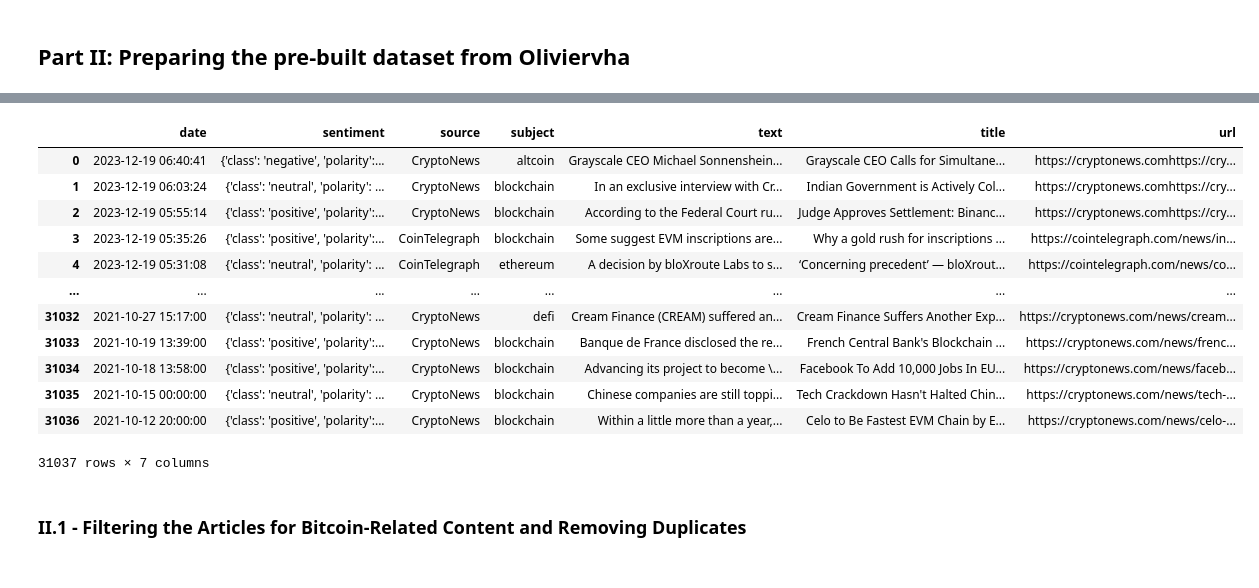
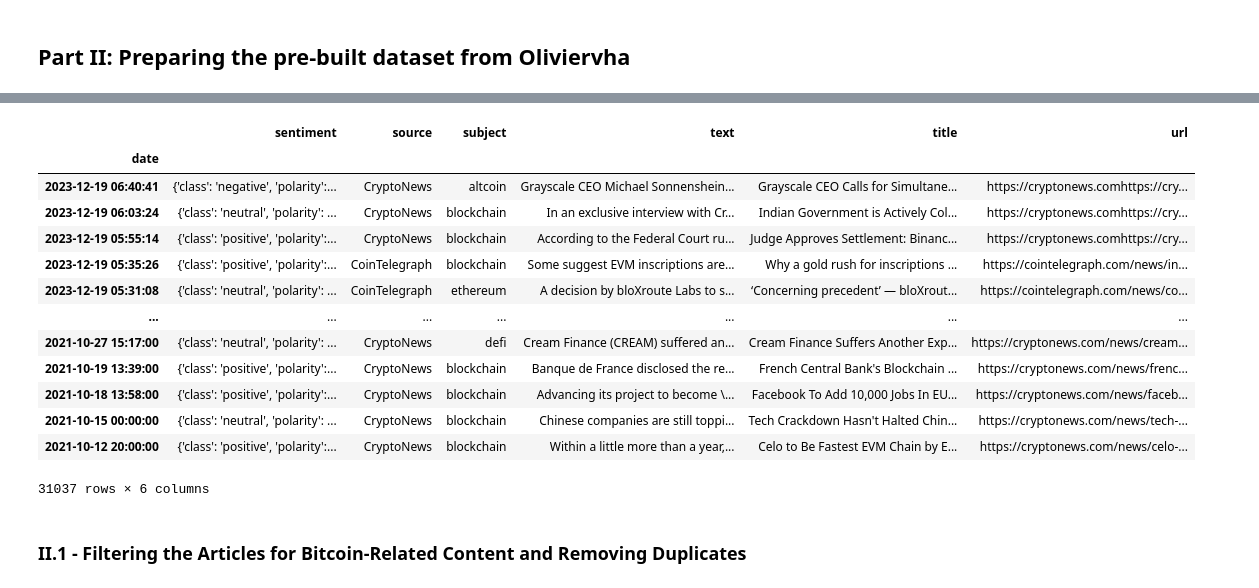
Before and after one commit to Bitcoin-Price-Prediction-Experiments/Bitcoin-Dataset-Viewer-and-Preparer, a Jupyter notebook: notebooks/datasets-preparer.ipynb, the cells around one changed output, grey strips where cells are left out. Cells and saved outputs as stored; diff of their text form; code cells hidden in the pictures.

```diff
--- a/notebooks/datasets-preparer.ipynb
+++ b/notebooks/datasets-preparer.ipynb
@@ -118,17 +118,18 @@ Archive:  crypto-news.zip
 # %%
-articles_21_23 = pd.read_csv('cryptonews.csv')
+articles_21_23 = pd.read_csv('../data/cryptonews.csv', index_col='date', parse_dates = True)
 articles_21_23
 # %% [output]
-|  | date | sentiment | source | subject | text | title | url |
-| 0 | 2023-12-19 06:40:41 | {'class': 'negative', 'polarity':... | CryptoNews | altcoin | Grayscale CEO Michael Sonnenshein... | Grayscale CEO Calls for Simultane... | https://cryptonews.comhttps://cry... |
-| 1 | 2023-12-19 06:03:24 | {'class': 'neutral', 'polarity': ... | CryptoNews | blockchain | In an exclusive interview with Cr... | Indian Government is Actively Col... | https://cryptonews.comhttps://cry... |
-| 2 | 2023-12-19 05:55:14 | {'class': 'positive', 'polarity':... | CryptoNews | blockchain | According to the Federal Court ru... | Judge Approves Settlement: Binanc... | https://cryptonews.comhttps://cry... |
-| 3 | 2023-12-19 05:35:26 | {'class': 'positive', 'polarity':... | CoinTelegraph | blockchain | Some suggest EVM inscriptions are... | Why a gold rush for inscriptions ... | https://cointelegraph.com/news/in... |
-| 4 | 2023-12-19 05:31:08 | {'class': 'neutral', 'polarity': ... | CoinTelegraph | ethereum | A decision by bloXroute Labs to s... | ‘Concerning precedent’ — bloXrout... | https://cointelegraph.com/news/co... |
-| ... | ... | ... | ... | ... | ... | ... | ... |
-| 31032 | 2021-10-27 15:17:00 | {'class': 'neutral', 'polarity': ... | CryptoNews | defi | Cream Finance (CREAM) suffered an... | Cream Finance Suffers Another Exp... | https://cryptonews.com/news/cream... |
-| 31033 | 2021-10-19 13:39:00 | {'class': 'positive', 'polarity':... | CryptoNews | blockchain | Banque de France disclosed the re... | French Central Bank's Blockchain ... | https://cryptonews.com/news/frenc... |
-| 31034 | 2021-10-18 13:58:00 | {'class': 'positive', 'polarity':... | CryptoNews | blockchain | Advancing its project to become \... | Facebook To Add 10,000 Jobs In EU... | https://cryptonews.com/news/faceb... |
-| 31035 | 2021-10-15 00:00:00 | {'class': 'neutral', 'polarity': ... | CryptoNews | blockchain | Chinese companies are still toppi... | Tech Crackdown Hasn't Halted Chin... | https://cryptonews.com/news/tech-... |
-| 31036 | 2021-10-12 20:00:00 | {'class': 'positive', 'polarity':... | CryptoNews | blockchain | Within a little more than a year,... | Celo to Be Fastest EVM Chain by E... | https://cryptonews.com/news/celo-... |
+|  | sentiment | source | subject | text | title | url |
+| date |  |  |  |  |  |  |
+| 2023-12-19 06:40:41 | {'class': 'negative', 'polarity':... | CryptoNews | altcoin | Grayscale CEO Michael Sonnenshein... | Grayscale CEO Calls for Simultane... | https://cryptonews.comhttps://cry... |
+| 2023-12-19 06:03:24 | {'class': 'neutral', 'polarity': ... | CryptoNews | blockchain | In an exclusive interview with Cr... | Indian Government is Actively Col... | https://cryptonews.comhttps://cry... |
+| 2023-12-19 05:55:14 | {'class': 'positive', 'polarity':... | CryptoNews | blockchain | According to the Federal Court ru... | Judge Approves Settlement: Binanc... | https://cryptonews.comhttps://cry... |
+| 2023-12-19 05:35:26 | {'class': 'positive', 'polarity':... | CoinTelegraph | blockchain | Some suggest EVM inscriptions are... | Why a gold rush for inscriptions ... | https://cointelegraph.com/news/in... |
+| 2023-12-19 05:31:08 | {'class': 'neutral', 'polarity': ... | CoinTelegraph | ethereum | A decision by bloXroute Labs to s... | ‘Concerning precedent’ — bloXrout... | https://cointelegraph.com/news/co... |
+| ... | ... | ... | ... | ... | ... | ... |
+| 2021-10-27 15:17:00 | {'class': 'neutral', 'polarity': ... | CryptoNews | defi | Cream Finance (CREAM) suffered an... | Cream Finance Suffers Another Exp... | https://cryptonews.com/news/cream... |
+| 2021-10-19 13:39:00 | {'class': 'positive', 'polarity':... | CryptoNews | blockchain | Banque de France disclosed the re... | French Central Bank's Blockchain ... | https://cryptonews.com/news/frenc... |
+| 2021-10-18 13:58:00 | {'class': 'positive', 'polarity':... | CryptoNews | blockchain | Advancing its project to become \... | Facebook To Add 10,000 Jobs In EU... | https://cryptonews.com/news/faceb... |
+| 2021-10-15 00:00:00 | {'class': 'neutral', 'polarity': ... | CryptoNews | blockchain | Chinese companies are still toppi... | Tech Crackdown Hasn't Halted Chin... | https://cryptonews.com/news/tech-... |
+| 2021-10-12 20:00:00 | {'class': 'positive', 'polarity':... | CryptoNews | blockchain | Within a little more than a year,... | Celo to Be Fastest EVM Chain by E... | https://cryptonews.com/news/celo-... |
-31037 rows × 7 columns
+31037 rows × 6 columns
```
Also changed, not shown: parts of 8 cells of this notebook, 2 other files.
